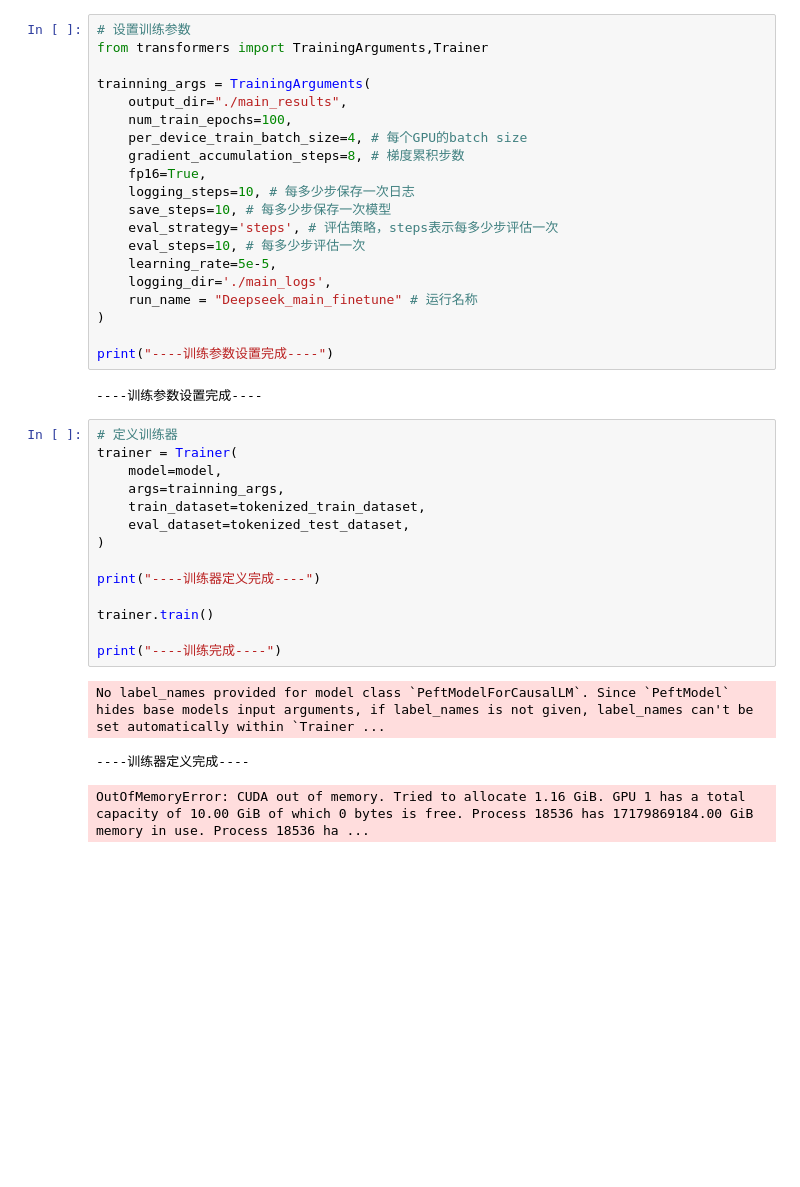
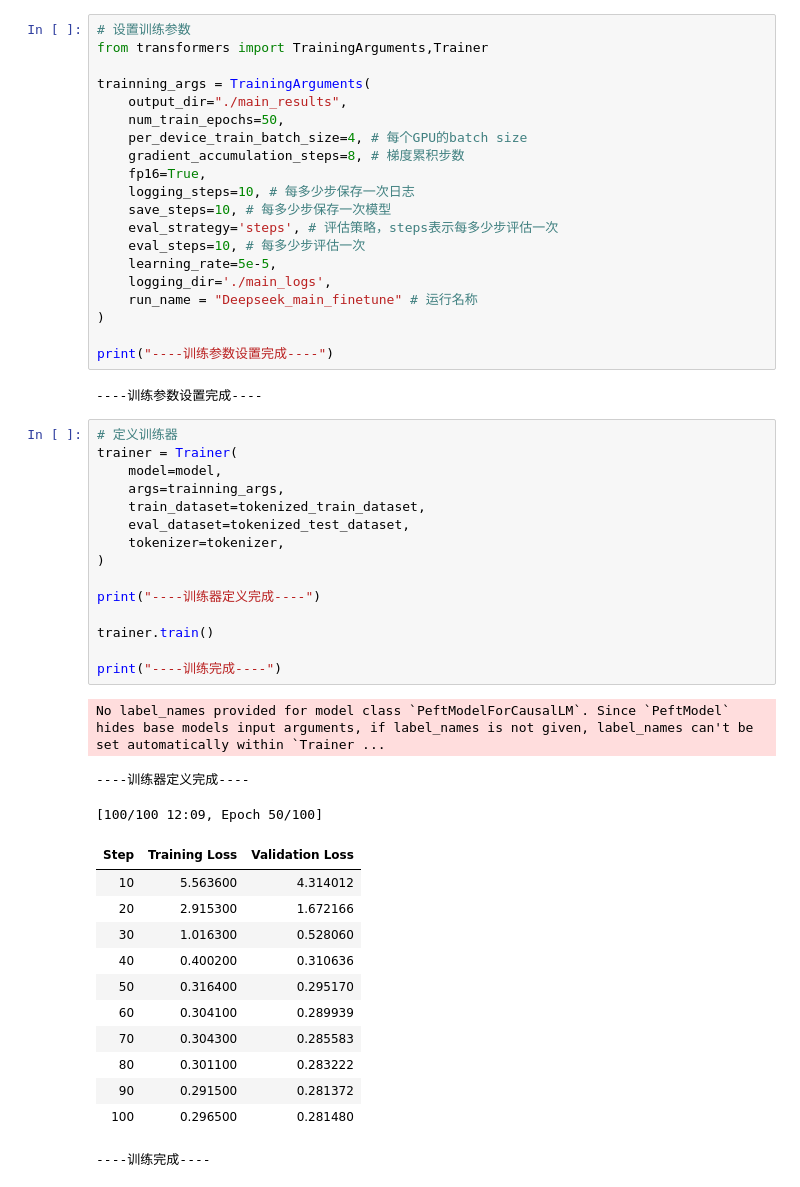
Before and after one commit to emptystack1024/deepseekr1-ft, a Jupyter notebook: r1-ft/main.ipynb, the cells around one changed output. Drawn from its saved outputs; the diff is of its cells as text; blank space fills up the shorter version.

```diff
--- a/r1-ft/main.ipynb
+++ b/r1-ft/main.ipynb
@@ -139,7 +131,7 @@ from transformers import TrainingArguments,Trainer
 
 trainning_args = TrainingArguments(
     output_dir="./main_results",
-    num_train_epochs=100,
+    num_train_epochs=50,
     per_device_train_batch_size=4, # 每个GPU的batch size
     gradient_accumulation_steps=8, # 梯度累积步数
     fp16=True,
@@ -158,18 +150,31 @@ print("----训练参数设置完成----")
 # %%
 # 定义训练器
 trainer = Trainer(
     model=model,
     args=trainning_args,
     train_dataset=tokenized_train_dataset,
     eval_dataset=tokenized_test_dataset,
+    tokenizer=tokenizer,
 )
 
 print("----训练器定义完成----")
 
 trainer.train()
 
 print("----训练完成----")
 # %% [output]
 No label_names provided for model class `PeftModelForCausalLM`. Since `PeftModel` hides base models input arguments, if label_names is not given, label_names can't be set automatically within `Trainer ...
 ----训练器定义完成----
-OutOfMemoryError: CUDA out of memory. Tried to allocate 1.16 GiB. GPU 1 has a total capacity of 10.00 GiB of which 0 bytes is free. Process 18536 has 17179869184.00 GiB memory in use. Process 18536 ha ...
+[100/100 12:09, Epoch 50/100]
+| Step | Training Loss | Validation Loss |
+| 10 | 5.563600 | 4.314012 |
+| 20 | 2.915300 | 1.672166 |
+| 30 | 1.016300 | 0.528060 |
+| 40 | 0.400200 | 0.310636 |
+| 50 | 0.316400 | 0.295170 |
+| 60 | 0.304100 | 0.289939 |
+| 70 | 0.304300 | 0.285583 |
+| 80 | 0.301100 | 0.283222 |
+| 90 | 0.291500 | 0.281372 |
+| 100 | 0.296500 | 0.281480 |
+----训练完成----
```
Also changed, not shown: parts of 6 cells of this notebook, 2 other files.
